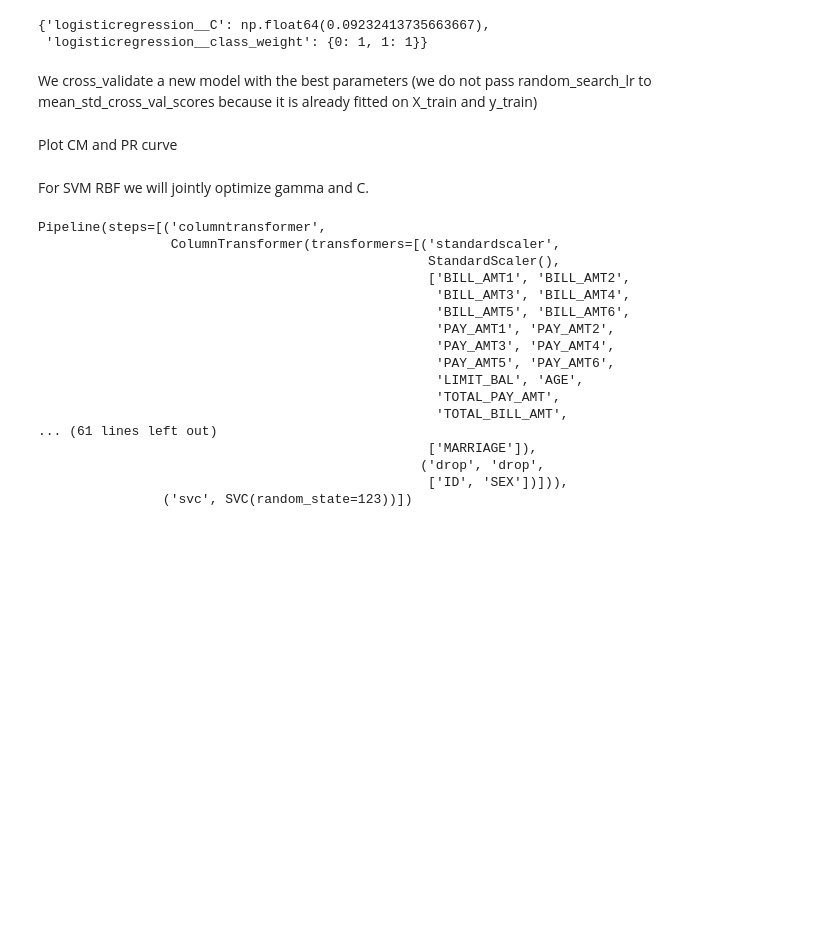
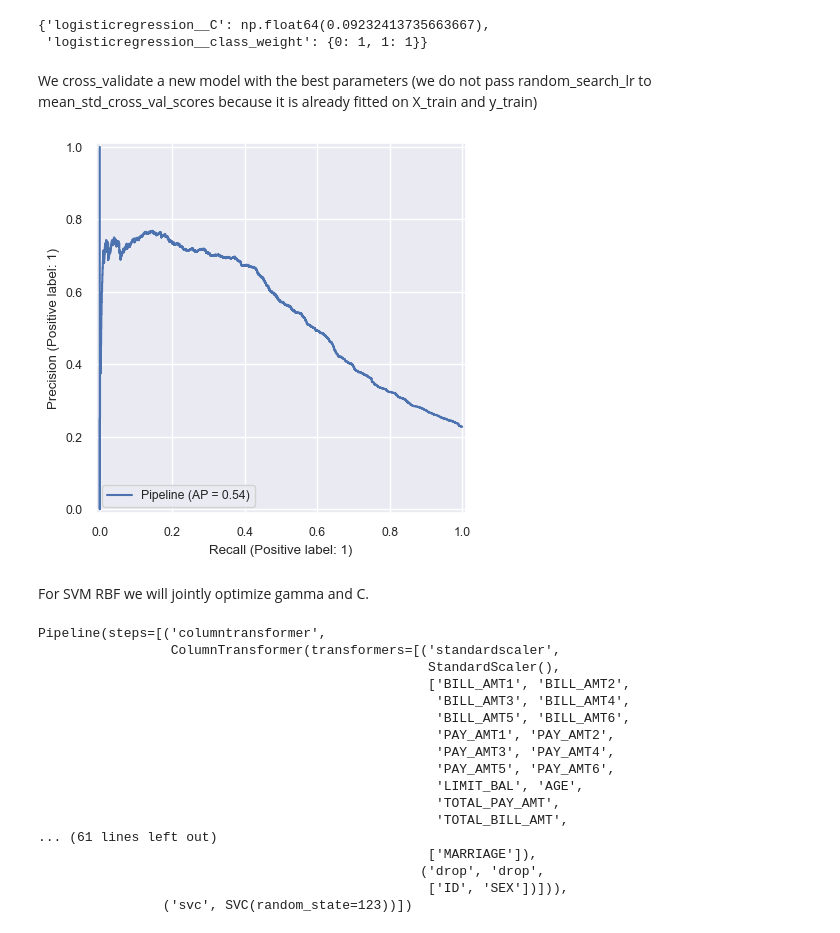
Before and after one commit to asharifo/cs330-hw5, a Jupyter notebook: hw5.ipynb, the cells around one changed output. Drawn from its saved outputs; the diff is of its cells as text; code cells hidden in the pictures; blank space fills up the shorter version.

```diff
--- a/hw5.ipynb
+++ b/hw5.ipynb
@@ -985,8 +987,11 @@ pipe_lr_best = make_pipeline(preprocessor, LogisticRegression(max_iter=1000, ran
 # %%
 mean_scores, mean_std = mean_std_cross_val_scores(pipe_lr_best, X_train, y_train, cv=5, return_train_score=True, scoring=scoring, n_jobs=-1)
 results_dict["lr_optimized"] = print_results(mean_scores, mean_std)
-# %% [markdown]
-Plot CM and PR curve
+# %%
+pipe_lr_best.fit(X_train_small, y_train_small)
+PrecisionRecallDisplay.from_estimator(pipe_lr_best, X_valid, y_valid);
+# %% [output]
+[figure, added]
 # %% [markdown]
 For SVM RBF we will jointly optimize gamma and C.
 # %%
```
Also changed, not shown: parts of 8 cells of this notebook.
